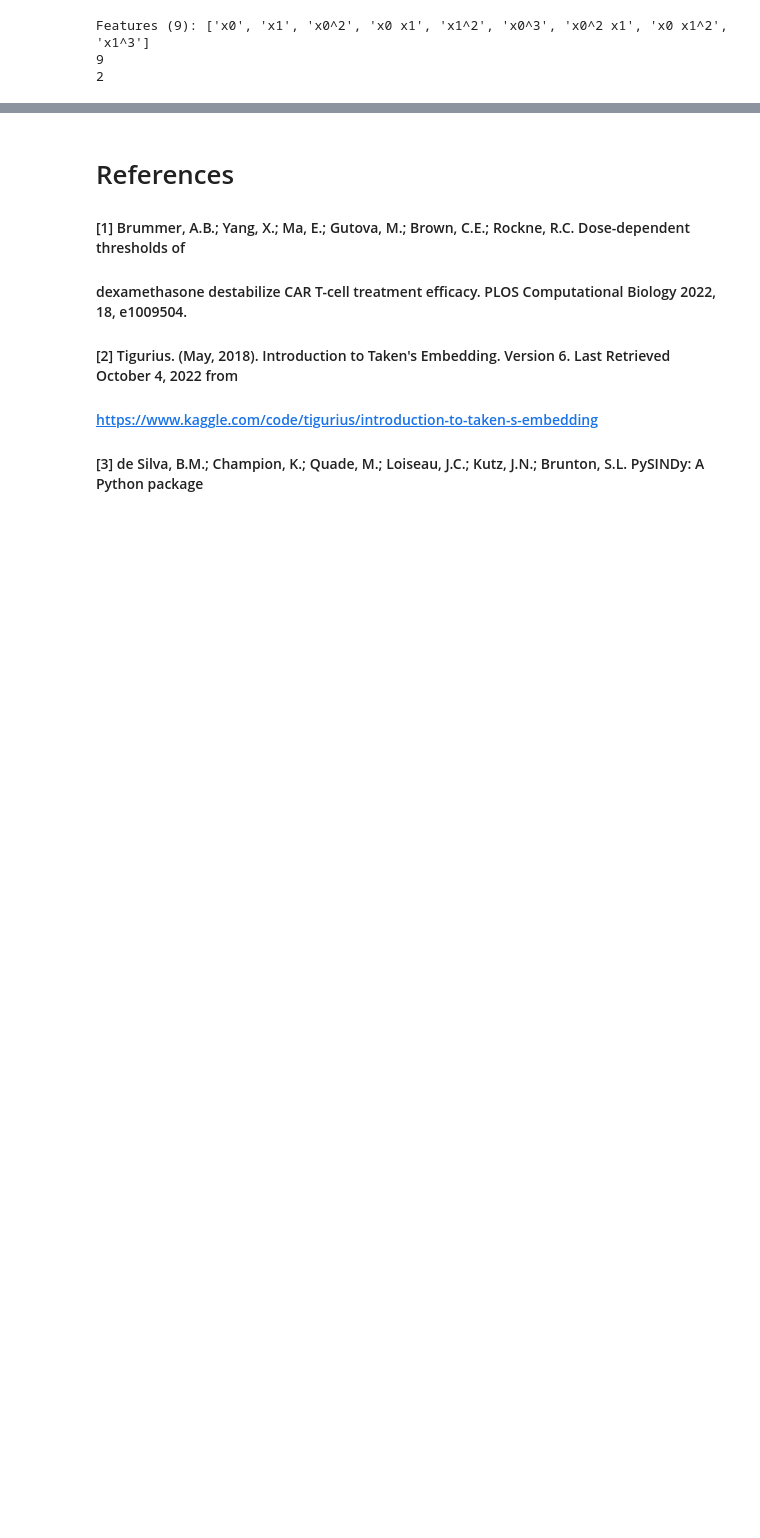
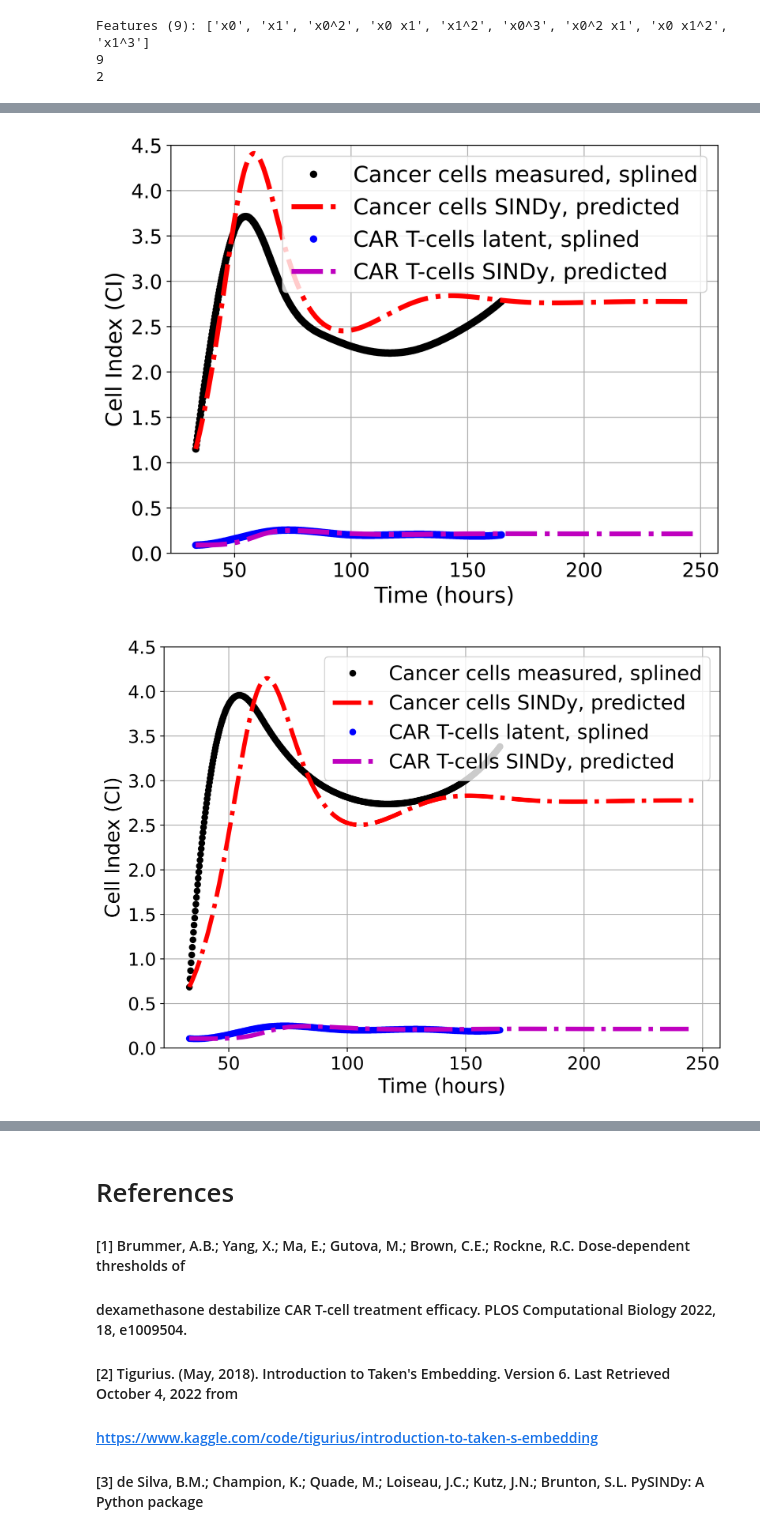
Before and after one commit to joshuakeable/CART_SINDy_S23, a Jupyter notebook: pySINDy_ETratio_variable_with_coefficient_constraints_sindy_analysis.ipynb, the cells around one changed output, grey strips where cells are left out. Drawn from its saved outputs; the diff is of its cells as text; code cells hidden in the pictures; blank space fills up the shorter version.

```diff
--- a/pySINDy_ETratio_variable_with_coefficient_constraints_sindy_analysis.ipynb
+++ b/pySINDy_ETratio_variable_with_coefficient_constraints_sindy_analysis.ipynb
@@ -321,5 +350,5 @@ print(forward_time)
 # %%
-model_num = 0
+model_num = 22
 x_test_sim_arr = []
 x_forward_sim_arr = []
 pred_rmse = []
@@ -347,32 +376,35 @@ plt.plot(forward_time[0], x_forward_sim_arr[0][:,1],
         'm-.', label = 'CAR T-cells SINDy, predicted', linewidth = 4)
 plt.xlabel('Time (hours)', fontsize = 18)
 plt.ylabel('Cell Index (CI)', fontsize = 18)
 plt.xticks(fontsize = 16)
 plt.yticks(fontsize = 16)
 plt.ylim(0,4.5)
 #plt.title()
 plt.grid(True)
 plt.legend(fontsize = 18, loc = 'upper right')
 
 plt.figure(figsize = (8,6), dpi = 600)
 #ax2 = plt.subplot(2,1,2)
 plt.plot(time[1], data[1][:,0],
         'k.', label = 'Cancer cells measured, splined', markersize = 10)
 plt.plot(forward_time[1], x_forward_sim_arr[1][:,0],
          'r-.', label = 'Cancer cells SINDy, predicted', linewidth = 4)
 plt.plot(time[1], data[1][:,1],
         'b.', label = 'CAR T-cells latent, splined', markersize = 10)
 plt.plot(forward_time[1], x_forward_sim_arr[1][:,1],
         'm-.', label = 'CAR T-cells SINDy, predicted', linewidth = 4)
 plt.ylabel('Cell Index (CI)', fontsize = 18)
 plt.xlabel('Time (hours)', fontsize = 18)
 plt.xticks(fontsize = 16)
 plt.yticks(fontsize = 16)
 plt.ylim(0,4.5)
 #plt.title()
 plt.grid(True)
 plt.legend(fontsize = 18, loc = 'upper right')
 
-#plt.tight_layout()
+plt.tight_layout()
 plt.show()
+# %% [output]
+[figure, added]
+[figure, added]
 # %%
```
Also changed, not shown: parts of 12 cells of this notebook.
